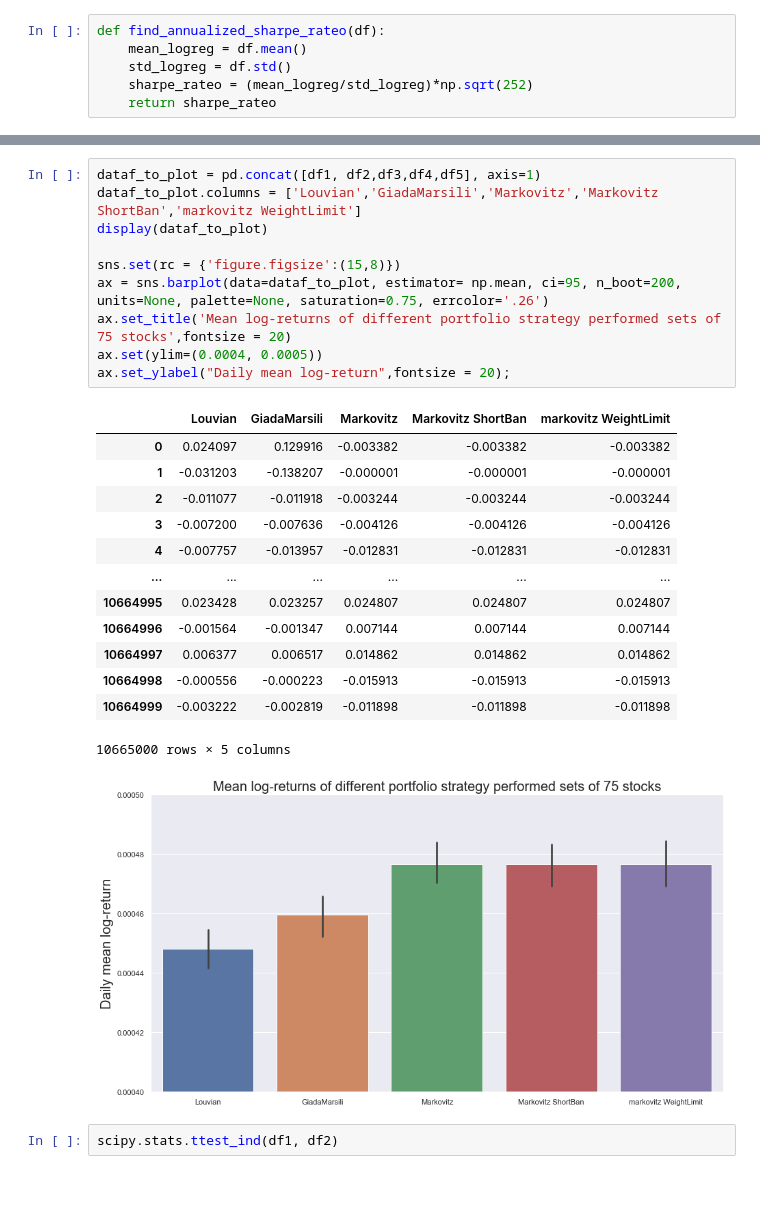
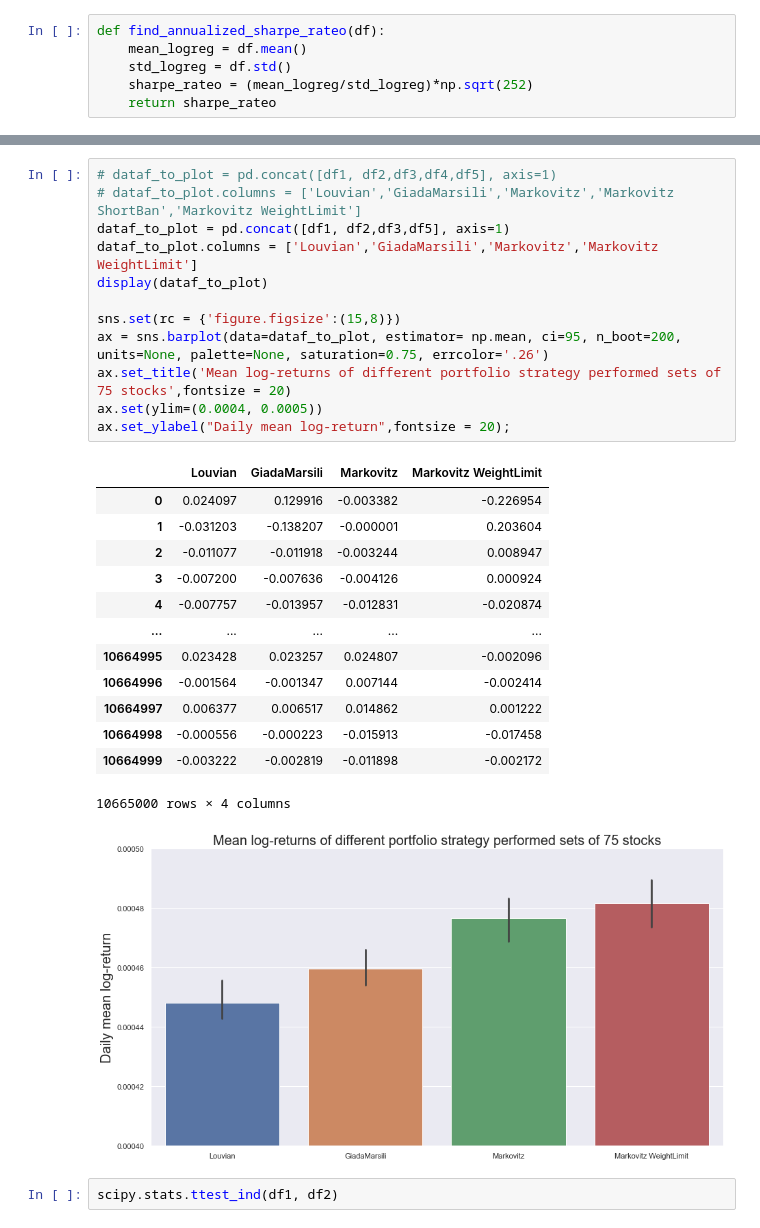
Before and after one commit to MauroLeidi/FinantialBigData, a Jupyter notebook: Clustering_analysis.ipynb, the cells around one changed output, grey strips where cells are left out. Cells and saved outputs as stored; diff of their text form; blank space fills up the shorter version.

```diff
--- a/Clustering_analysis.ipynb
+++ b/Clustering_analysis.ipynb
@@ -765,30 +716,32 @@ df4 = df4['0']
 df5 = pd.read_csv('logreg_L_MK_weigthslimit.csv')
 df5 = df5['0']
 # %%
-dataf_to_plot = pd.concat([df1, df2,df3,df4,df5], axis=1)
-dataf_to_plot.columns = ['Louvian','GiadaMarsili','Markovitz','Markovitz ShortBan','markovitz WeightLimit']
+# dataf_to_plot = pd.concat([df1, df2,df3,df4,df5], axis=1)
+# dataf_to_plot.columns = ['Louvian','GiadaMarsili','Markovitz','Markovitz ShortBan','Markovitz WeightLimit']
+dataf_to_plot = pd.concat([df1, df2,df3,df5], axis=1)
+dataf_to_plot.columns = ['Louvian','GiadaMarsili','Markovitz','Markovitz WeightLimit']
 display(dataf_to_plot)
 
 sns.set(rc = {'figure.figsize':(15,8)})
 ax = sns.barplot(data=dataf_to_plot, estimator= np.mean, ci=95, n_boot=200, units=None, palette=None, saturation=0.75, errcolor='.26')
 ax.set_title('Mean log-returns of different portfolio strategy performed sets of 75 stocks',fontsize = 20)
 ax.set(ylim=(0.0004, 0.0005))
 ax.set_ylabel("Daily mean log-return",fontsize = 20);
 # %% [output]
-|  | Louvian | GiadaMarsili | Markovitz | Markovitz ShortBan | markovitz WeightLimit |
-| 0 | 0.024097 | 0.129916 | -0.003382 | -0.003382 | -0.003382 |
-| 1 | -0.031203 | -0.138207 | -0.000001 | -0.000001 | -0.000001 |
-| 2 | -0.011077 | -0.011918 | -0.003244 | -0.003244 | -0.003244 |
-| 3 | -0.007200 | -0.007636 | -0.004126 | -0.004126 | -0.004126 |
-| 4 | -0.007757 | -0.013957 | -0.012831 | -0.012831 | -0.012831 |
-| ... | ... | ... | ... | ... | ... |
-| 10664995 | 0.023428 | 0.023257 | 0.024807 | 0.024807 | 0.024807 |
-| 10664996 | -0.001564 | -0.001347 | 0.007144 | 0.007144 | 0.007144 |
-| 10664997 | 0.006377 | 0.006517 | 0.014862 | 0.014862 | 0.014862 |
-| 10664998 | -0.000556 | -0.000223 | -0.015913 | -0.015913 | -0.015913 |
-| 10664999 | -0.003222 | -0.002819 | -0.011898 | -0.011898 | -0.011898 |
+|  | Louvian | GiadaMarsili | Markovitz | Markovitz WeightLimit |
+| 0 | 0.024097 | 0.129916 | -0.003382 | -0.226954 |
+| 1 | -0.031203 | -0.138207 | -0.000001 | 0.203604 |
+| 2 | -0.011077 | -0.011918 | -0.003244 | 0.008947 |
+| 3 | -0.007200 | -0.007636 | -0.004126 | 0.000924 |
+| 4 | -0.007757 | -0.013957 | -0.012831 | -0.020874 |
+| ... | ... | ... | ... | ... |
+| 10664995 | 0.023428 | 0.023257 | 0.024807 | -0.002096 |
+| 10664996 | -0.001564 | -0.001347 | 0.007144 | -0.002414 |
+| 10664997 | 0.006377 | 0.006517 | 0.014862 | 0.001222 |
+| 10664998 | -0.000556 | -0.000223 | -0.015913 | -0.017458 |
+| 10664999 | -0.003222 | -0.002819 | -0.011898 | -0.002172 |
-10665000 rows × 5 columns
+10665000 rows × 4 columns
-[figure, old version]
+[figure, new version]
 # %%
 scipy.stats.ttest_ind(df1, df2)
 # %% [output]
```
Also changed, not shown: parts of 27 cells of this notebook, 1 other file.
